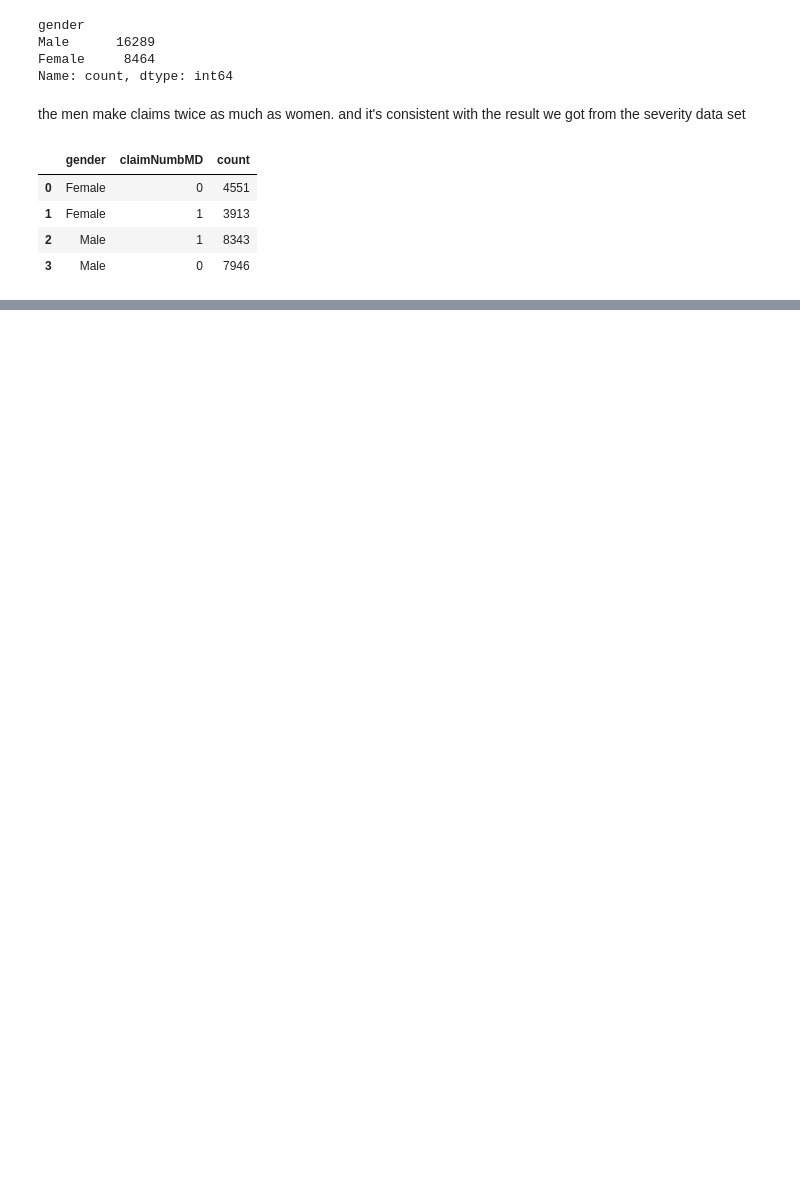
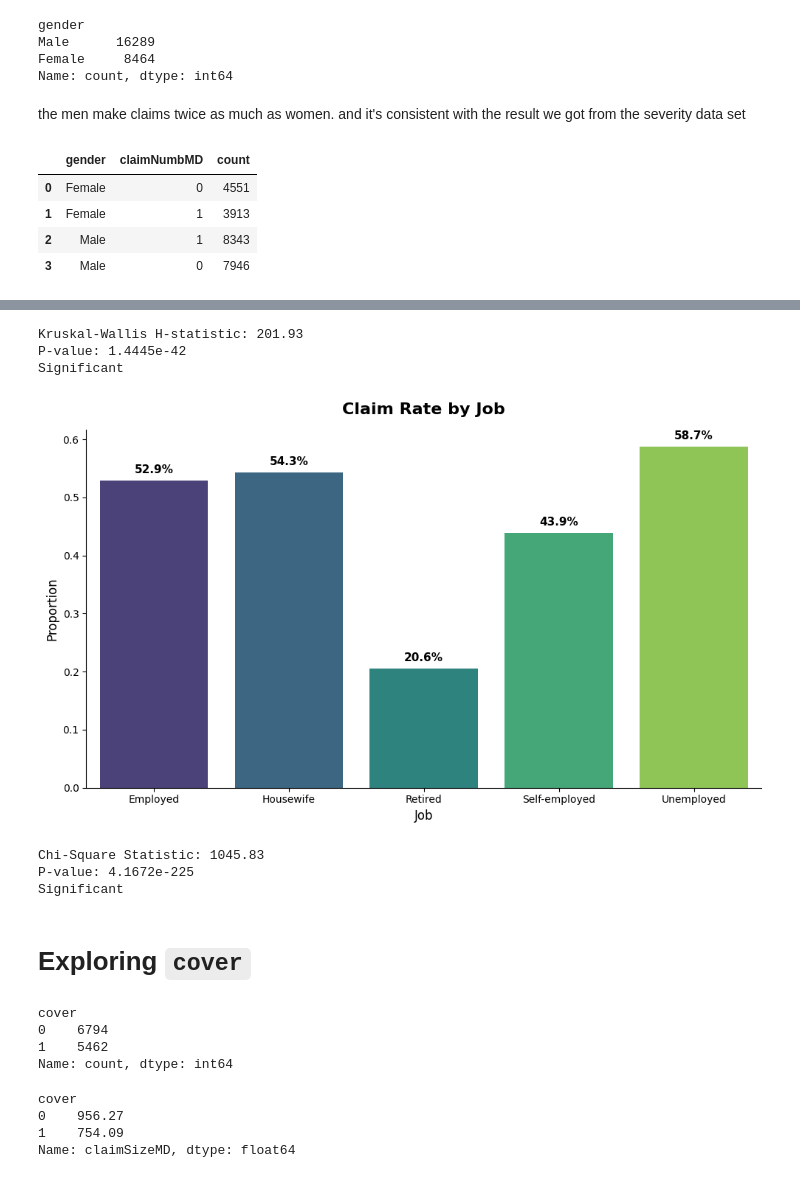
Before and after one commit to aradmehralian/Statistical-Consulting-Project, a Jupyter notebook: Ageas/test.ipynb, the cells around one changed output, grey strips where cells are left out. Cells and saved outputs as stored; diff of their text form; code cells hidden in the pictures; blank space fills up the shorter version.

```diff
--- a/Ageas/test.ipynb
+++ b/Ageas/test.ipynb
@@ -300,0 +633,48 @@ so gender is definitely one of the important factors in both severity and freque
+# %%
+h_statistic, p_value = stats.kruskal(*job_groups)
+
+print(f"Kruskal-Wallis H-statistic: {h_statistic:.2f}")
+print(f"P-value: {p_value:.4e}")
+print("Significant" if p_value < 0.05 else "Non-significant")
+# %% [output]
+Kruskal-Wallis H-statistic: 201.93
+P-value: 1.4445e-42
+Significant
+# %%
+fig, ax = plt.subplots(figsize=(10, 6))
+
+sns.barplot(
+    data=df_frequency,
+    ax=ax,
+    x="job",
+    y="claimNumbMD",
+    hue="job",
+    legend=False,
+    palette="viridis",
+    order=["Employed", "Housewife", "Retired", "Self-employed", "Unemployed"],
+    errorbar=None,
+    dodge=False,
+)
+
+for p in ax.patches:
+    height = p.get_height()
+    if height > 0:
+        ax.annotate(
+            f"{height * 100:.1f}%",
+            (p.get_x() + p.get_width() / 2.0, height),
+            ha="center",
+            va="bottom",
+            fontsize=11,
+            fontweight="bold",
+            xytext=(0, 5),
+            textcoords="offset points",
+        )
+
+ax.set_title("Claim Rate by Job", fontweight="bold", fontsize=16, pad=15)
+ax.set_xlabel("Job", fontsize=12)
+ax.set_ylabel("Proportion", fontsize=12)
+
+sns.despine()
+fig.tight_layout()
+# %% [output]
+[figure, added]
@@ -300,0 +683,26 @@ so gender is definitely one of the important factors in both severity and freque
+# %%
+chi2_statistic, p_value, dof, expected = stats.chi2_contingency(contingency_job)
+
+print(f"Chi-Square Statistic: {chi2_statistic:.2f}")
+print(f"P-value: {p_value:.4e}")
+print("Significant" if p_value < 0.05 else "Non-significant")
+# %% [output]
+Chi-Square Statistic: 1045.83
+P-value: 4.1672e-225
+Significant
+# %% [markdown]
+# Exploring `cover`
+# %%
+df_severity["cover"].value_counts()
+# %% [output]
+cover
+0    6794
+1    5462
+Name: count, dtype: int64
+# %%
+df_severity.groupby("cover")["claimSizeMD"].mean().round(2)
+# %% [output]
+cover
+0    956.27
+1    754.09
+Name: claimSizeMD, dtype: float64
```
Also changed, not shown: parts of 118 cells of this notebook.
